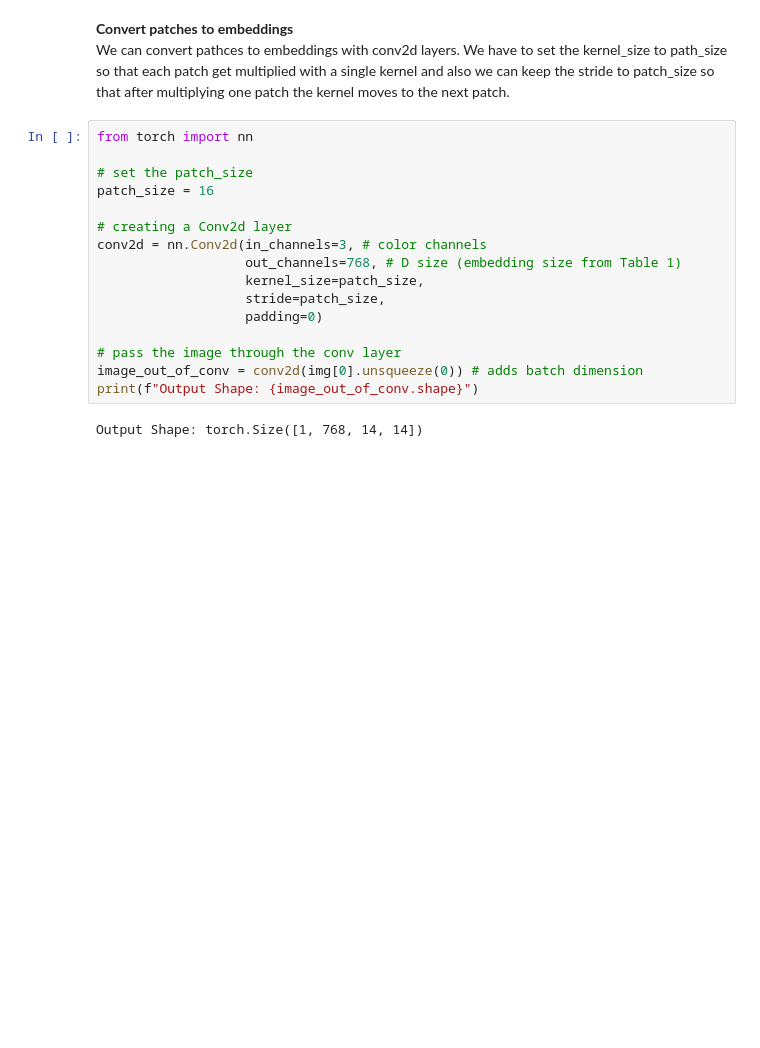
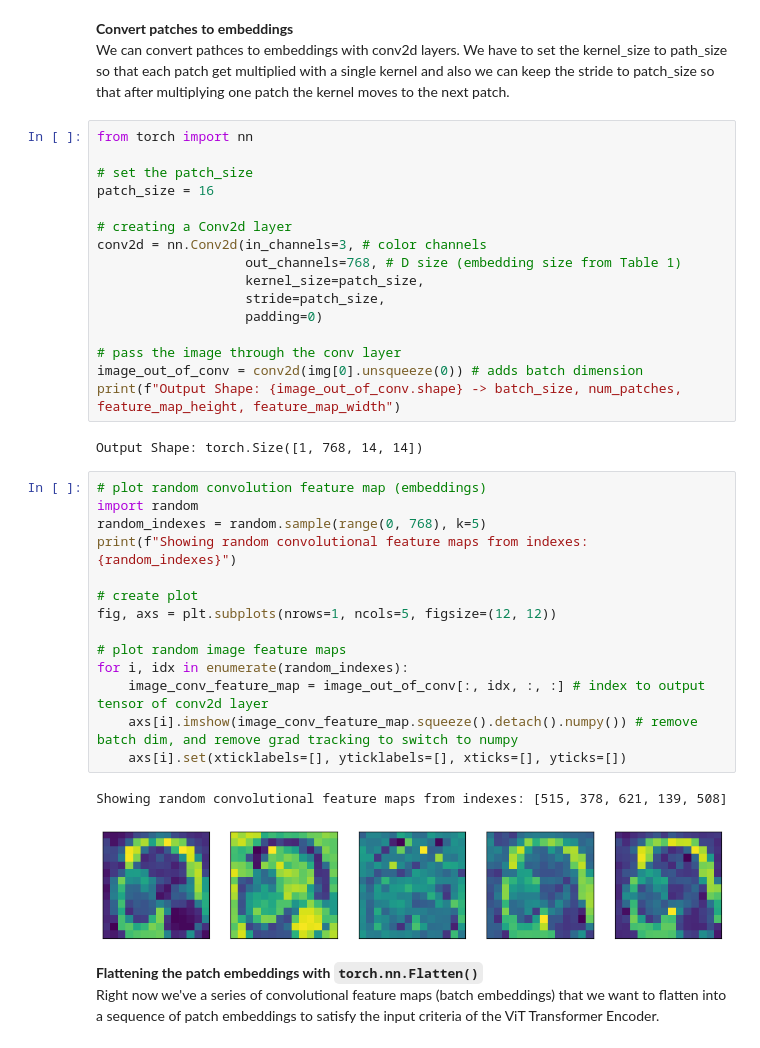
Before and after one commit to pratik-kadlak/Pytorch, a Jupyter notebook: 9. Paper Replicating/vision_transformer.ipynb, the cells around one changed output. Drawn from its saved outputs; the diff is of its cells as text; blank space fills up the shorter version.

```diff
--- a/9. Paper Replicating/vision_transformer.ipynb
+++ b/9. Paper Replicating/vision_transformer.ipynb
@@ -213,6 +213,26 @@ conv2d = nn.Conv2d(in_channels=3, # color channels
 
 # pass the image through the conv layer
 image_out_of_conv = conv2d(img[0].unsqueeze(0)) # adds batch dimension
-print(f"Output Shape: {image_out_of_conv.shape}")
+print(f"Output Shape: {image_out_of_conv.shape} -> batch_size, num_patches, feature_map_height, feature_map_width")
 # %% [output]
 Output Shape: torch.Size([1, 768, 14, 14])
+# %%
+# plot random convolution feature map (embeddings)
+import random
+random_indexes = random.sample(range(0, 768), k=5)
+print(f"Showing random convolutional feature maps from indexes: {random_indexes}")
+
+# create plot
+fig, axs = plt.subplots(nrows=1, ncols=5, figsize=(12, 12))
+
+# plot random image feature maps
+for i, idx in enumerate(random_indexes):
+    image_conv_feature_map = image_out_of_conv[:, idx, :, :] # index to output tensor of conv2d layer
+    axs[i].imshow(image_conv_feature_map.squeeze().detach().numpy()) # remove batch dim, and remove grad tracking to switch to numpy
+    axs[i].set(xticklabels=[], yticklabels=[], xticks=[], yticks=[])
+# %% [output]
+Showing random convolutional feature maps from indexes: [515, 378, 621, 139, 508]
+[figure, added]
+# %% [markdown]
+__Flattening the patch embeddings with `torch.nn.Flatten()`__ <br>
+Right now we've a series of convolutional feature maps (batch embeddings) that we want to flatten into a sequence of patch embeddings to satisfy the input criteria of the ViT Transformer Encoder.
```
Also changed, not shown: parts of 15 cells of this notebook.
